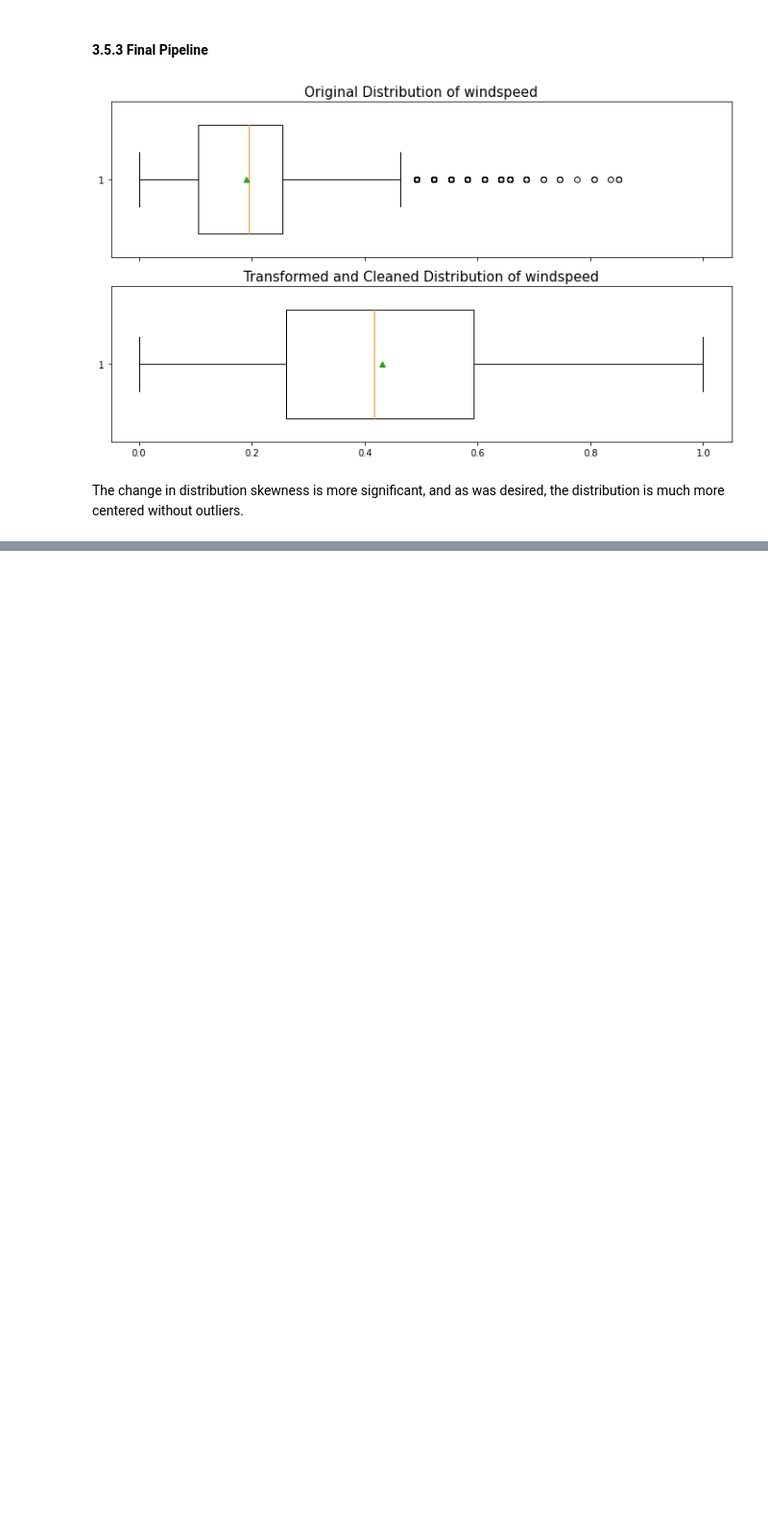
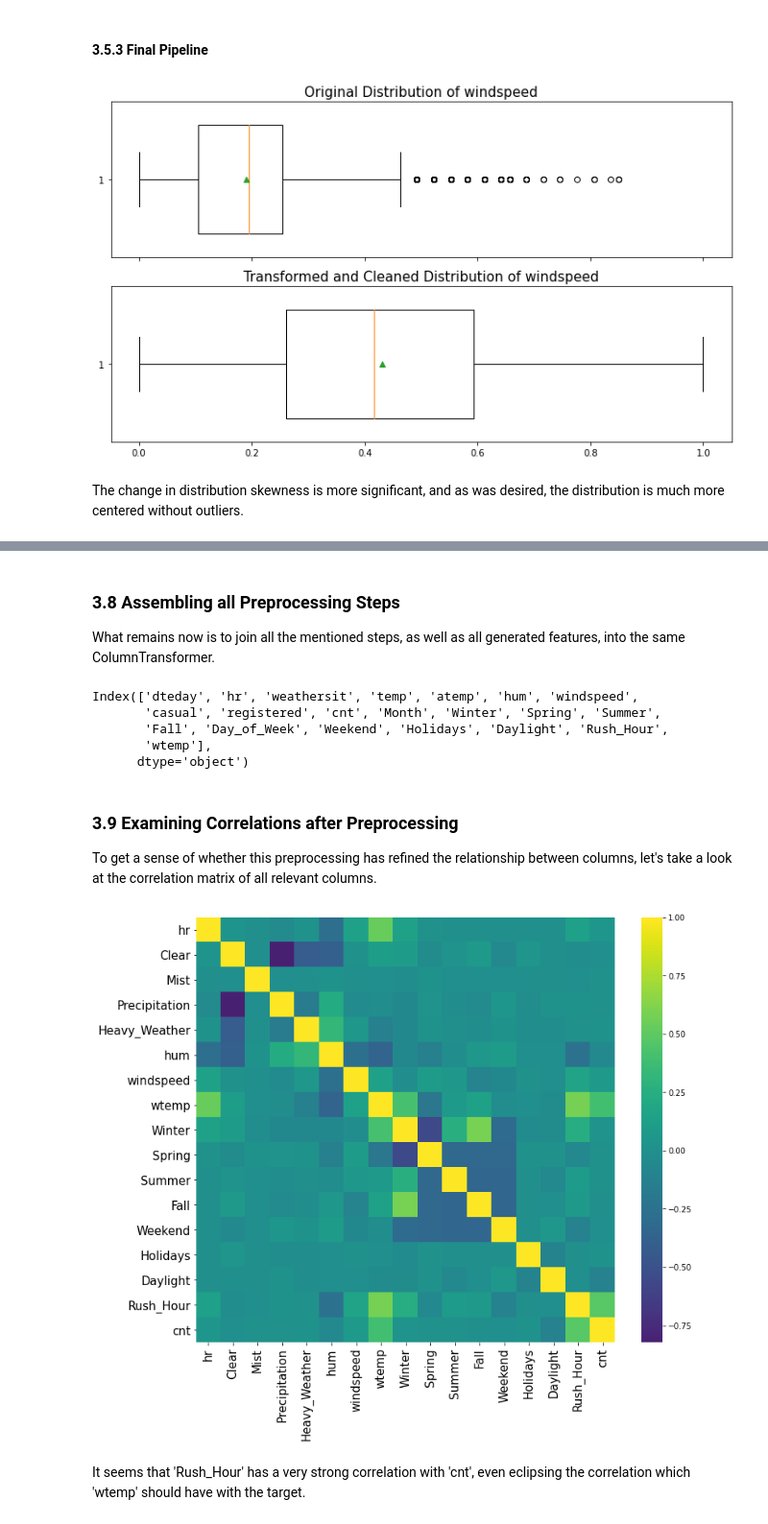
Before and after one commit to altogi/PredictingBikeSharing, a Jupyter notebook: Bike_Sharing_Group3.ipynb, the cells around one changed output, grey strips where cells are left out. Shown at 96% size. Saved outputs shown, nothing was run; the diff lists cells and outputs as text; code cells hidden in the pictures; blank space fills up the shorter version.

```diff
--- a/Bike_Sharing_Group3.ipynb
+++ b/Bike_Sharing_Group3.ipynb
@@ -616,0 +646,3 @@ The change in distribution skewness is more significant, and as was desired, the
+# %%
+cnt_pipe = Pipeline([('normalizer', PowerTransformer())])
+cnt_pipe.fit_transform(df[['cnt']])
@@ -616,0 +657,43 @@ The change in distribution skewness is more significant, and as was desired, the
+# %% [markdown]
+### 3.8 Assembling all Preprocessing Steps
+What remains now is to join all the mentioned steps, as well as all generated features, into the same ColumnTransformer.
+# %%
+df.columns
+# %% [output]
+Index(['dteday', 'hr', 'weathersit', 'temp', 'atemp', 'hum', 'windspeed',
+       'casual', 'registered', 'cnt', 'Month', 'Winter', 'Spring', 'Summer',
+       'Fall', 'Day_of_Week', 'Weekend', 'Holidays', 'Daylight', 'Rush_Hour',
+       'wtemp'],
+      dtype='object')
+# %%
+preprocessing = ColumnTransformer([
+                            ('hr_scaler', MinMaxScaler(), ['hr']),
+                            ('weather_transformer', weathersit_pipe, ['Month', 'weathersit']),
+                            ('hum_transformer', hum_pipe, ['Month', 'hum']),
+                            ('windspeed_transformer', windspeed_pipe, ['Month', 'windspeed']),
+                            ('cnt_transformer', cnt_pipe, ['cnt']),
+                            ('numeric_passthrough', 'passthrough', ['wtemp']),
+                            ('boolean_passthrough', 'passthrough',
+                                 ['Winter', 'Spring', 'Summer', 'Fall', 'Weekend', 'Holidays', 'Daylight', 'Rush_Hour']),
+                            ], remainder='drop')
+# %%
+df_processed = pd.DataFrame(
+                            data=preprocessing.fit_transform(df),
+                            columns=['hr', 'Clear', 'Mist', 'Precipitation', 'Heavy_Weather', 'hum', 'windspeed',
+                                     'wtemp', 'Winter', 'Spring', 'Summer', 'Fall', 'Weekend', 'Holidays',
+                                     'Daylight', 'Rush_Hour', 'cnt']
+                            )
+# %% [markdown]
+### 3.9 Examining Correlations after Preprocessing
+To get a sense of whether this preprocessing has refined the relationship between columns, let's take a look at the correlation matrix of all relevant columns.
+# %%
+fig, ax = plt.subplots(figsize=(12, 10))
+corr_mat = sns.heatmap(df_processed.corr(), annot=False, cmap='viridis', ax=ax, center=0, annot_kws={"fontsize":12})
+xtick_labels = corr_mat.get_xmajorticklabels()
+ytick_labels = corr_mat.get_ymajorticklabels()
+_ = corr_mat.set_xticklabels(xtick_labels, fontsize = 15)
+_ = corr_mat.set_yticklabels(ytick_labels, fontsize = 15)
+# %% [output]
+[figure, added]
+# %% [markdown]
+It seems that 'Rush_Hour' has a very strong correlation with 'cnt', even eclipsing the correlation which 'wtemp' should have with the target.
```
Also changed, not shown: parts of 14 cells of this notebook.
